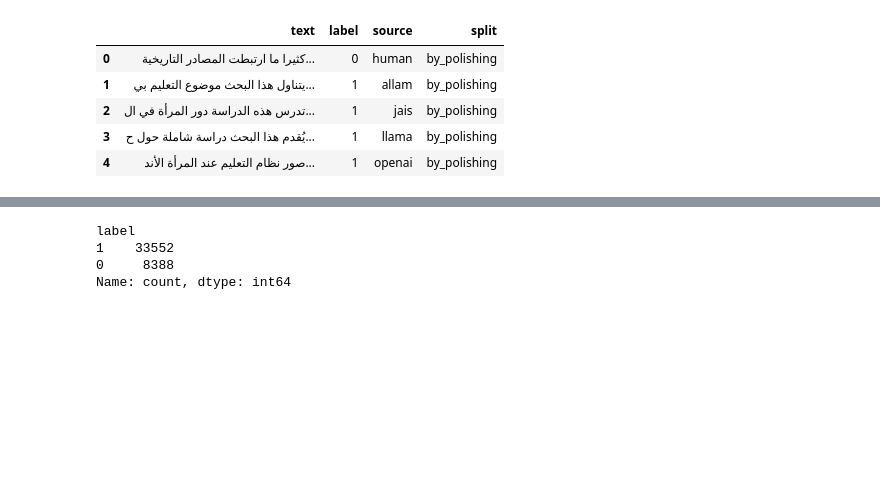
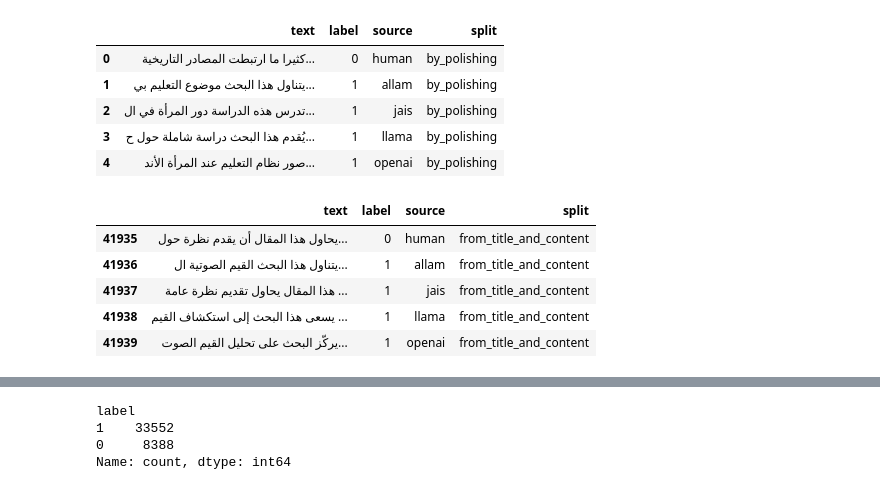
Before and after one commit to samar99-tech/arabic-AI-text-Detection, a Jupyter notebook: notebooks/dataloadingcleaning.ipynb, the cells around one changed output, grey strips where cells are left out. Drawn from its saved outputs; the diff is of its cells as text; code cells hidden in the pictures; blank space fills up the shorter version.

```diff
--- a/notebooks/dataloadingcleaning.ipynb
+++ b/notebooks/dataloadingcleaning.ipynb
@@ -108,3 +111,12 @@ df.head()
 | 2 | تدرس هذه الدراسة دور المرأة في ال... | 1 | jais | by_polishing |
 | 3 | يُقدم هذا البحث دراسة شاملة حول ح... | 1 | llama | by_polishing |
 | 4 | صور نظام التعليم عند المرأة الأند... | 1 | openai | by_polishing |
+# %%
+df.tail()
+# %% [output]
+|  | text | label | source | split |
+| 41935 | يحاول هذا المقال أن يقدم نظرة حول... | 0 | human | from_title_and_content |
+| 41936 | يتناول هذا البحث القيم الصوتية ال... | 1 | allam | from_title_and_content |
+| 41937 | هذا المقال يحاول تقديم نظرة عامة ... | 1 | jais | from_title_and_content |
+| 41938 | يسعى هذا البحث إلى استكشاف القيم ... | 1 | llama | from_title_and_content |
+| 41939 | يركّز البحث على تحليل القيم الصوت... | 1 | openai | from_title_and_content |
```
Also changed, not shown: parts of 9 cells of this notebook.
